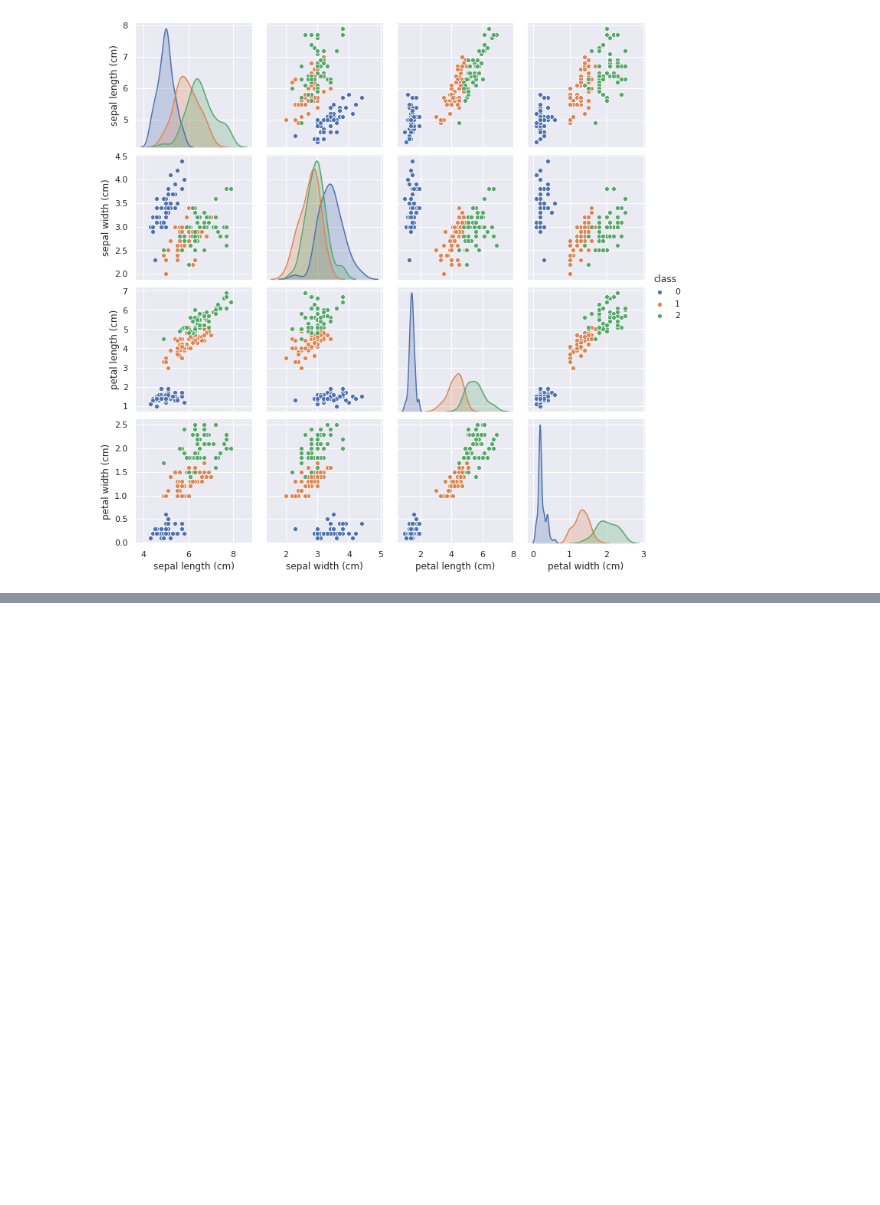
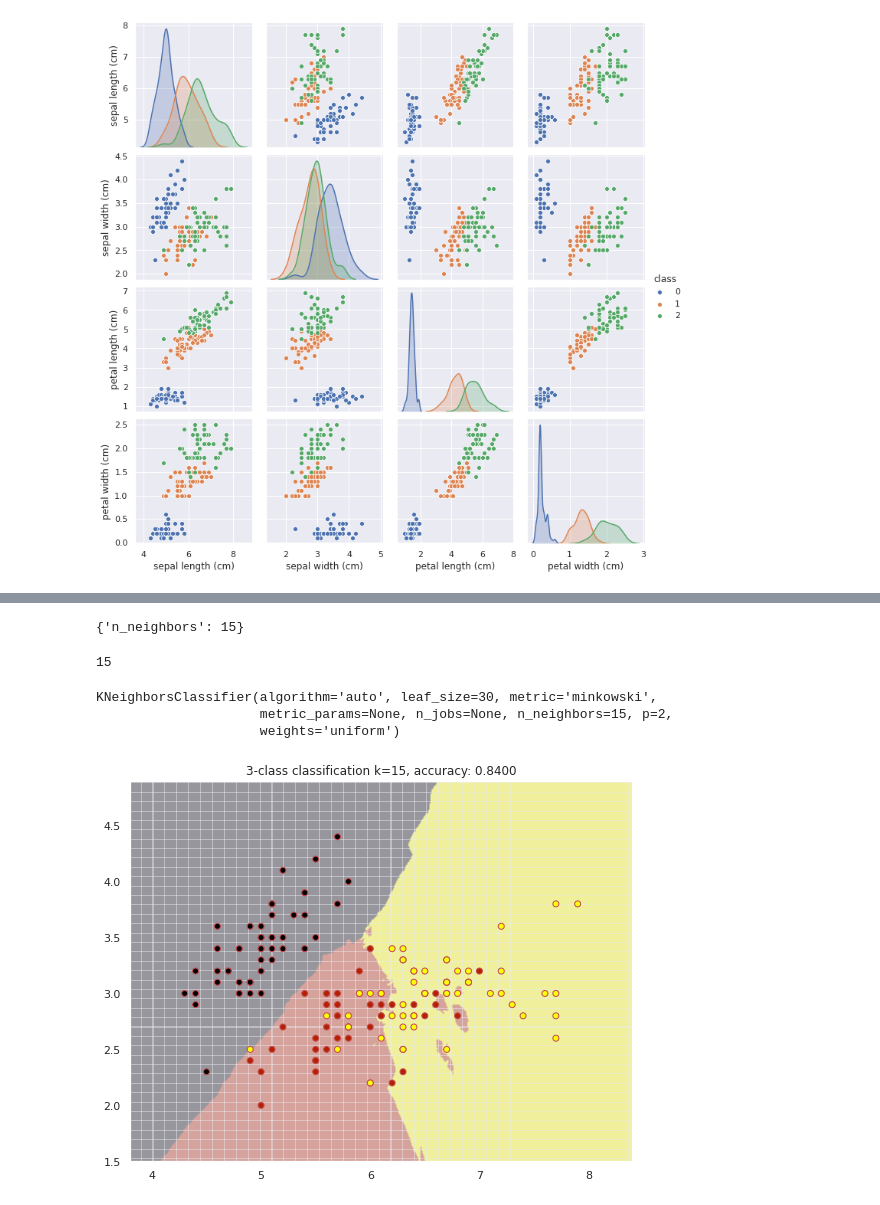
Before and after one commit to nefetorve/big_data, a Jupyter notebook: 06_uczenie_maszynowe/07_KNN.ipynb, the cells around one changed output, grey strips where cells are left out. Saved outputs shown, nothing was run; the diff lists cells and outputs as text; code cells hidden in the pictures; blank space fills up the shorter version.

```diff
--- a/06_uczenie_maszynowe/07_KNN.ipynb
+++ b/06_uczenie_maszynowe/07_KNN.ipynb
@@ -72,0 +217,8 @@ _ = sns.pairplot(df,hue='class') # wykres rozproszenia
+# %%
+ from sklearn.model_selection import GridSearchCV
+
+ grid_params = {'n_neighbors': range(2,30)}
+ classifier = KNeighborsClassifier()
+
+ gs = GridSearchCV(classifier, grid_params, cv=3)
+ gs.fit(X,y)
@@ -72,0 +235,4 @@ _ = sns.pairplot(df,hue='class') # wykres rozproszenia
+# %%
+gs.best_params_
+# %% [output]
+{'n_neighbors': 15}
@@ -72,0 +241,29 @@ _ = sns.pairplot(df,hue='class') # wykres rozproszenia
+# %%
+k
+# %% [output]
+15
+# %%
+classifier = gs.best_estimator_
+classifier
+# %% [output]
+KNeighborsClassifier(algorithm='auto', leaf_size=30, metric='minkowski',
+                     metric_params=None, n_jobs=None, n_neighbors=15, p=2,
+                     weights='uniform')
+# %%
+x_min, x_max = X[:,0].min() - 0.5, X[:,0].max() + 0.5
+y_min, y_max = X[:,1].min() - 0.5, X[:,1].max() + 0.5
+
+xx, yy = np.meshgrid(np.arange(x_min, x_max, 0.01), np.arange(y_min,y_max, 0.01))
+mesh = np.c_[xx.ravel(),yy.ravel()]
+Z = classifier.predict(mesh)
+Z = Z.reshape(xx.shape)
+
+plt.figure(figsize=(9,7))
+plt.pcolormesh(xx,yy,Z,cmap='gnuplot',alpha=0.1)
+plt.scatter(X[:,0],X[:,1],c=y, cmap='gnuplot',edgecolors='r')
+plt.xlim(xx.min(), xx.max())
+plt.ylim(yy.min(),yy.max())
+plt.title(f'3-class classification k={k}, accuracy: {accuracy:.4f}')
+plt.show()
+# %% [output]
+[figure, added]
```
Also changed, not shown: parts of 16 cells of this notebook.
